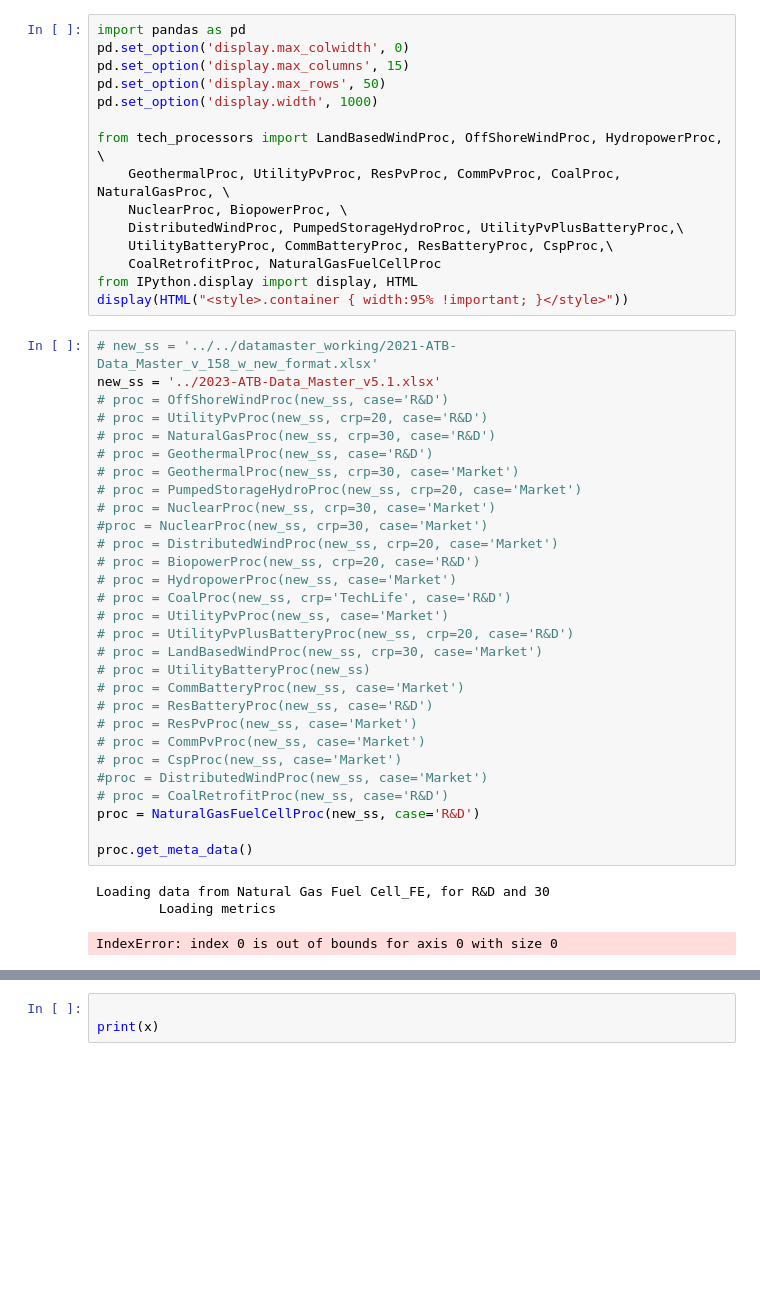
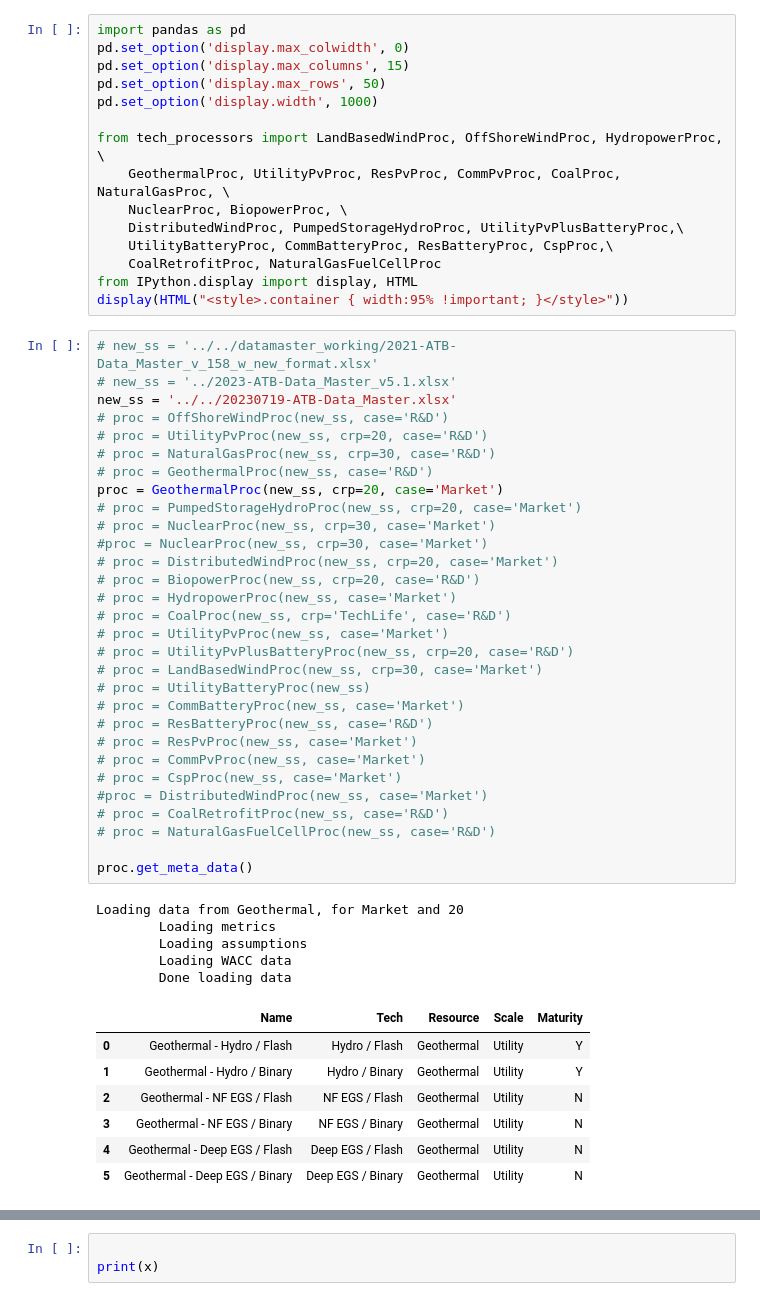
Before and after one commit to NREL/ATB-calc, a Jupyter notebook: lcoe_calculator/Test Tech processors.ipynb, the cells around one changed output, grey strips where cells are left out. Cells and saved outputs as stored; diff of their text form; blank space fills up the shorter version.

```diff
--- a/lcoe_calculator/Test Tech processors.ipynb
+++ b/lcoe_calculator/Test Tech processors.ipynb
@@ -15,36 +15,46 @@ from IPython.display import display, HTML
 display(HTML("<style>.container { width:95% !important; }</style>"))
 # %%
 # new_ss = '../../datamaster_working/2021-ATB-Data_Master_v_158_w_new_format.xlsx'
-new_ss = '../2023-ATB-Data_Master_v5.1.xlsx'
+# new_ss = '../2023-ATB-Data_Master_v5.1.xlsx'
+new_ss = '../../20230719-ATB-Data_Master.xlsx'
 # proc = OffShoreWindProc(new_ss, case='R&D')
 # proc = UtilityPvProc(new_ss, crp=20, case='R&D')
 # proc = NaturalGasProc(new_ss, crp=30, case='R&D')
 # proc = GeothermalProc(new_ss, case='R&D')
-# proc = GeothermalProc(new_ss, crp=30, case='Market')
+proc = GeothermalProc(new_ss, crp=20, case='Market')
 # proc = PumpedStorageHydroProc(new_ss, crp=20, case='Market')
 # proc = NuclearProc(new_ss, crp=30, case='Market')
 #proc = NuclearProc(new_ss, crp=30, case='Market')
 # proc = DistributedWindProc(new_ss, crp=20, case='Market')
 # proc = BiopowerProc(new_ss, crp=20, case='R&D')
 # proc = HydropowerProc(new_ss, case='Market')
 # proc = CoalProc(new_ss, crp='TechLife', case='R&D')
 # proc = UtilityPvProc(new_ss, case='Market')
 # proc = UtilityPvPlusBatteryProc(new_ss, crp=20, case='R&D')
 # proc = LandBasedWindProc(new_ss, crp=30, case='Market')
 # proc = UtilityBatteryProc(new_ss)
 # proc = CommBatteryProc(new_ss, case='Market')
 # proc = ResBatteryProc(new_ss, case='R&D')
 # proc = ResPvProc(new_ss, case='Market')
 # proc = CommPvProc(new_ss, case='Market')
 # proc = CspProc(new_ss, case='Market')
 #proc = DistributedWindProc(new_ss, case='Market')
 # proc = CoalRetrofitProc(new_ss, case='R&D')
-proc = NaturalGasFuelCellProc(new_ss, case='R&D')
+# proc = NaturalGasFuelCellProc(new_ss, case='R&D')
 
 proc.get_meta_data()
 # %% [output]
-Loading data from Natural Gas Fuel Cell_FE, for R&D and 30
+Loading data from Geothermal, for Market and 20
         Loading metrics
+        Loading assumptions
+        Loading WACC data
+        Done loading data
-IndexError: index 0 is out of bounds for axis 0 with size 0
+|  | Name | Tech | Resource | Scale | Maturity |
+| 0 | Geothermal - Hydro / Flash | Hydro / Flash | Geothermal | Utility | Y |
+| 1 | Geothermal - Hydro / Binary | Hydro / Binary | Geothermal | Utility | Y |
+| 2 | Geothermal - NF EGS / Flash | NF EGS / Flash | Geothermal | Utility | N |
+| 3 | Geothermal - NF EGS / Binary | NF EGS / Binary | Geothermal | Utility | N |
+| 4 | Geothermal - Deep EGS / Flash | Deep EGS / Flash | Geothermal | Utility | N |
+| 5 | Geothermal - Deep EGS / Binary | Deep EGS / Binary | Geothermal | Utility | N |
 # %%
 proc.run()
```
Also changed, not shown: parts of 2 cells of this notebook, 7 other files.
